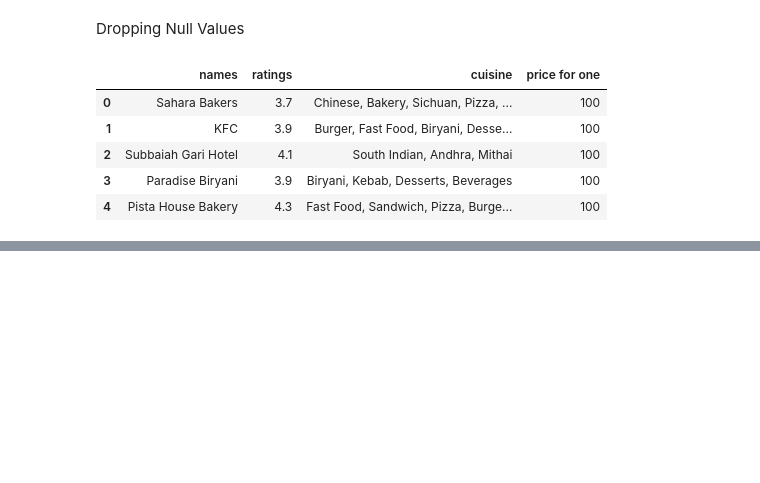
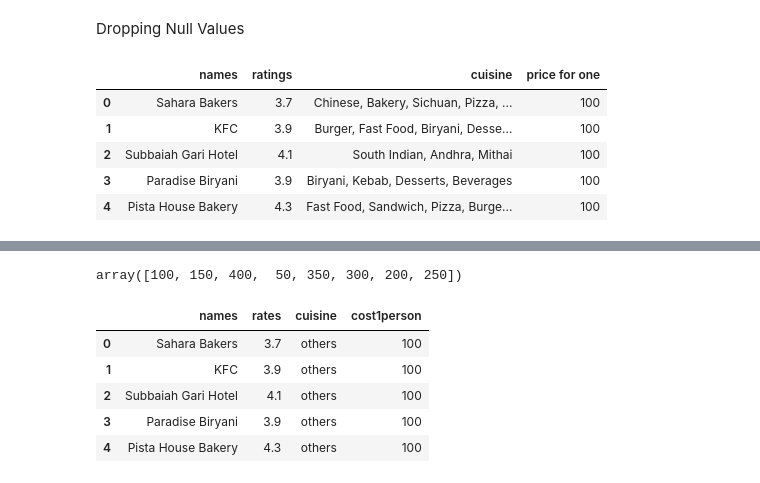
Before and after one commit to Rishiraj-singh7/Zomato-Hyderabad-Analysisv, a Jupyter notebook: main.ipynb, the cells around one changed output, grey strips where cells are left out. Drawn from its saved outputs; the diff is of its cells as text; code cells hidden in the pictures; blank space fills up the shorter version.

```diff
--- a/main.ipynb
+++ b/main.ipynb
@@ -129,0 +180,4 @@ df.head()
+# %%
+df['cost1person'].unique()
+# %% [output]
+array([100, 150, 400,  50, 350, 300, 200, 250])
@@ -129,0 +196,9 @@ df.head()
+# %%
+df.head()
+# %% [output]
+|  | names | rates | cuisine | cost1person |
+| 0 | Sahara Bakers | 3.7 | others | 100 |
+| 1 | KFC | 3.9 | others | 100 |
+| 2 | Subbaiah Gari Hotel | 4.1 | others | 100 |
+| 3 | Paradise Biryani | 3.9 | others | 100 |
+| 4 | Pista House Bakery | 4.3 | others | 100 |
```
Also changed, not shown: parts of 7 cells of this notebook.
